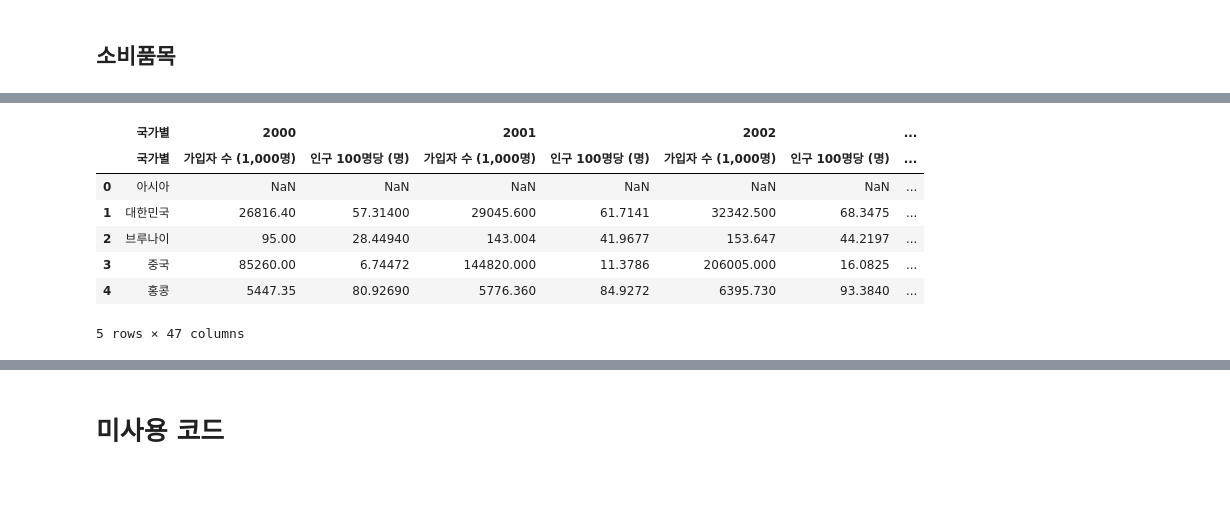
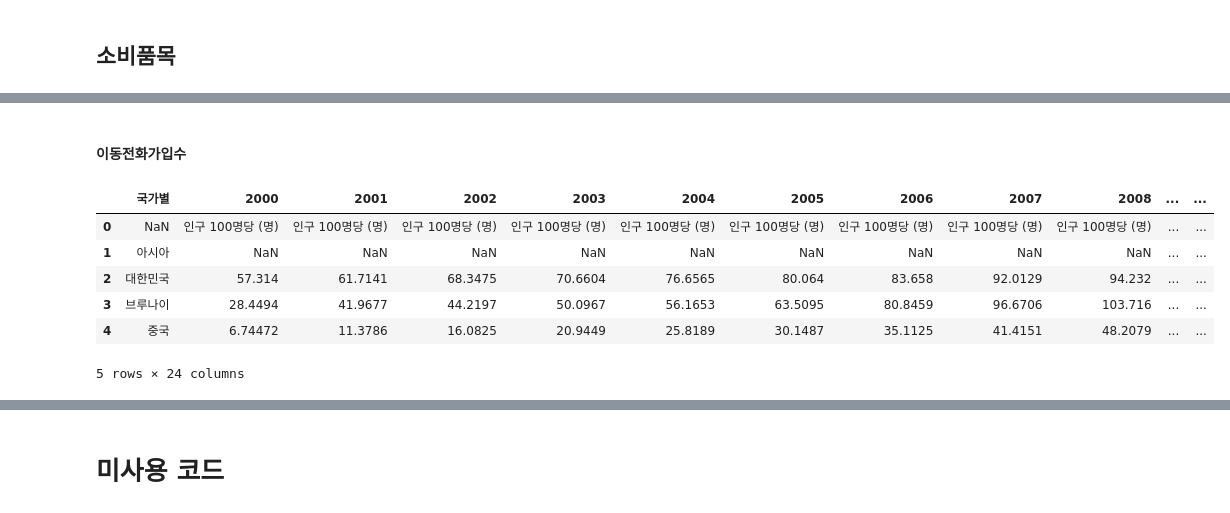
Before and after one commit to sooohyeonkim/Apec_Economic_Analysis, a Jupyter notebook: APEC_Economic_Analysis_EDA.ipynb, the cells around one changed output, grey strips where cells are left out. Cells and saved outputs as stored; diff of their text form; code cells hidden in the pictures; blank space fills up the shorter version.

```diff
--- a/APEC_Economic_Analysis_EDA.ipynb
+++ b/APEC_Economic_Analysis_EDA.ipynb
@@ -831,14 +1066,15 @@ merged.to_excel('/content/drive/MyDrive/경제지수_merged.xlsx', index=False)
+# %% [markdown]
+#### 이동전화가입수
 # %%
 #이동전화가입수
-file_path = os.path.join(basic_dir, 'item/이동전화/이동전화_가입자_수_APEC회원국__20240121210445.xlsx')
-mobile_df = pd.read_excel(file_path,header=[0,1])
+file_path = os.path.join(basic_dir, 'item/이동전화/편집_이동전화_가입자_수_APEC회원국__20240121210445.xlsx')
+mobile_df = pd.read_excel(file_path,)
 mobile_df.head()
 # %% [output]
-|  | 국가별 | 2000 |  | 2001 |  | 2002 |  | ... |
-|  | 국가별 | 가입자 수 (1,000명) | 인구 100명당 (명) | 가입자 수 (1,000명) | 인구 100명당 (명) | 가입자 수 (1,000명) | 인구 100명당 (명) | ... |
-| 0 | 아시아 | NaN | NaN | NaN | NaN | NaN | NaN | ... |
-| 1 | 대한민국 | 26816.40 | 57.31400 | 29045.600 | 61.7141 | 32342.500 | 68.3475 | ... |
-| 2 | 브루나이 | 95.00 | 28.44940 | 143.004 | 41.9677 | 153.647 | 44.2197 | ... |
-| 3 | 중국 | 85260.00 | 6.74472 | 144820.000 | 11.3786 | 206005.000 | 16.0825 | ... |
-| 4 | 홍콩 | 5447.35 | 80.92690 | 5776.360 | 84.9272 | 6395.730 | 93.3840 | ... |
+|  | 국가별 | 2000 | 2001 | 2002 | 2003 | 2004 | 2005 | 2006 | 2007 | 2008 | ... | ... |
+| 0 | NaN | 인구 100명당 (명) | 인구 100명당 (명) | 인구 100명당 (명) | 인구 100명당 (명) | 인구 100명당 (명) | 인구 100명당 (명) | 인구 100명당 (명) | 인구 100명당 (명) | 인구 100명당 (명) | ... | ... |
+| 1 | 아시아 | NaN | NaN | NaN | NaN | NaN | NaN | NaN | NaN | NaN | ... | ... |
+| 2 | 대한민국 | 57.314 | 61.7141 | 68.3475 | 70.6604 | 76.6565 | 80.064 | 83.658 | 92.0129 | 94.232 | ... | ... |
+| 3 | 브루나이 | 28.4494 | 41.9677 | 44.2197 | 50.0967 | 56.1653 | 63.5095 | 80.8459 | 96.6706 | 103.716 | ... | ... |
+| 4 | 중국 | 6.74472 | 11.3786 | 16.0825 | 20.9449 | 25.8189 | 30.1487 | 35.1125 | 41.4151 | 48.2079 | ... | ... |
-5 rows × 47 columns
+5 rows × 24 columns
```
Also changed, not shown: parts of 36 cells of this notebook.
